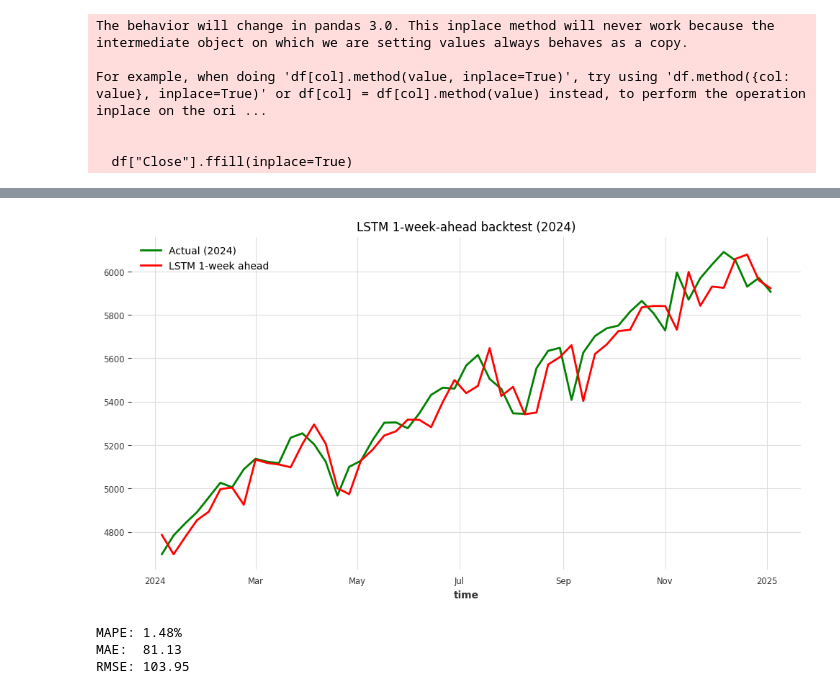
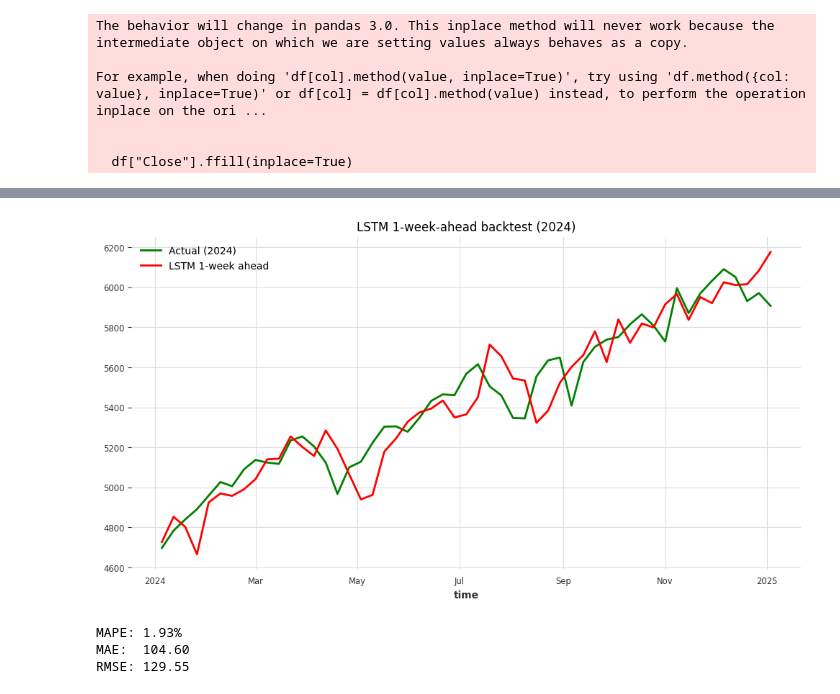
Before and after one commit to Isra3750/Time_series_forecasting_eval_SP500, a Jupyter notebook: Sp500/LSTM_sp500.ipynb, the cells around one changed output, grey strips where cells are left out. Drawn from its saved outputs; the diff is of its cells as text; code cells hidden in the pictures.

Commit message:
Added more models

```diff
--- a/Sp500/LSTM_sp500.ipynb
+++ b/Sp500/LSTM_sp500.ipynb
@@ -719,13 +602,21 @@ For example, when doing 'df[col].method(value, inplace=True)', try using 'df.met
 
   df["Close"].ffill(inplace=True)
 # %%
-model.fit(train_scaled_2, verbose=True)  # trains on windows from train_ts
+# fit and forecast
+h = len(test_ts_2)
 
-# multi‐step forecast
-h = len(test_ts_2) # number of steps to predict
-forecast_scaled = model.predict(n=h)
+model.fit(
+    train_scaled_2,
+    future_covariates=train_cov_s_2,
+    verbose=True
+)
 
-# inverse back the scaling
+forecast_scaled = model.predict(
+    n=h,
+    series=train_scaled_2,
+    future_covariates=full_cov_scaled_2
+)
+
 LSTM_forecast_2 = scaler.inverse_transform(forecast_scaled)
 # %% [output]
 GPU available: True (cuda), used: True
@@ -780,6 +671,7 @@ RMSE: 470.39
 # %%
 df = sp500.history(start="2016-01-01", end="2024-12-31")[["Close"]].dropna()
 df.index = pd.to_datetime(df.index).tz_localize(None)
+
 all_bd = pd.date_range(df.index.min(), df.index.max(), freq="B")
 df = df.reindex(all_bd)
 df["Close"].ffill(inplace=True)
@@ -795,8 +687,15 @@ series = TimeSeries.from_series(
 )
 series = fill_missing_values(series) # fill missing values
 
+# Create time covariate
+time_vals = pd.Series(np.arange(len(series)), index=series.time_index)
+covariate = TimeSeries.from_series(time_vals, freq="W")
+
 scaler = Scaler()
 scaled_series = scaler.fit_transform(series)
+
+cov_scaler = Scaler()
+scaled_cov = cov_scaler.fit_transform(covariate)
 # %% [output]
 The behavior will change in pandas 3.0. This inplace method will never work because the intermediate object on which we are setting values always behaves as a copy.
 
@@ -809,7 +708,11 @@ For example, when doing 'df[col].method(value, inplace=True)', try using 'df.met
 backtest_start = pd.Timestamp("2024-01-01")
 backtest_end   = pd.Timestamp("2024-12-31")
 
-model.fit(scaled_series[:backtest_start])
+model.fit(
+    scaled_series[:backtest_start],
+    past_covariates=scaled_cov[:backtest_start],
+    verbose=True
+)
 # %% [output]
 GPU available: True (cuda), used: True
 TPU available: False, using: 0 TPU cores
@@ -833,6 +724,7 @@ RNNModel(model=RNN, hidden_dim=128, n_rnn_layers=2, dropout=0.0, training_length
 # %%
-LSTM_backtest =  model.historical_forecasts(
+backtest =  model.historical_forecasts(
     series=scaled_series,
+    past_covariates=scaled_cov,
     start=backtest_start,
     forecast_horizon=1,      # 1 week ahead
     stride=1,                # move forward one week each fold
@@ -841,7 +733,7 @@ LSTM_backtest =  model.historical_forecasts(
     verbose=True
 )
 
-LSTM_backtest = scaler.inverse_transform(LSTM_backtest)
+backtest = scaler.inverse_transform(backtest)
 # %% [output]
 `enable_optimization=True` is ignored because `retrain` is not `False` or `0`. To hide this warning, set `show_warnings=False` or `enable_optimization=False`.
 GPU available: True (cuda), used: True
@@ -975,20 +867,20 @@ LOCAL_RANK: 0 - CUDA_VISIBLE_DEVICES: [0]
 # %%
 actuals_bt = series[backtest_start:backtest_end]
 
 # plot actual vs RF forecasts
 plt.figure(figsize=(12,6))
 actuals_bt.plot(label="Actual (2024)", color="green")
-LSTM_backtest.plot(label="LSTM 1-week ahead", color="red")
+backtest.plot(label="LSTM 1-week ahead", color="red")
 plt.legend()
 plt.title("LSTM 1-week-ahead backtest (2024)")
 plt.show()
 
 # compute metrics
-print(f"MAPE: {mape(actuals_bt, LSTM_backtest):.2f}%")
-print(f"MAE:  {mae(actuals_bt, LSTM_backtest):.2f}")
-print(f"RMSE: {rmse(actuals_bt, LSTM_backtest):.2f}")
+print(f"MAPE: {mape(actuals_bt, backtest):.2f}%")
+print(f"MAE:  {mae(actuals_bt, backtest):.2f}")
+print(f"RMSE: {rmse(actuals_bt, backtest):.2f}")
 # %% [output]
-[figure, old version]
+[figure, new version]
-MAPE: 1.48%
-MAE:  81.13
-RMSE: 103.95
+MAPE: 1.93%
+MAE:  104.60
+RMSE: 129.55
```
Also changed, not shown: parts of 10 cells of this notebook, 6 other files.
